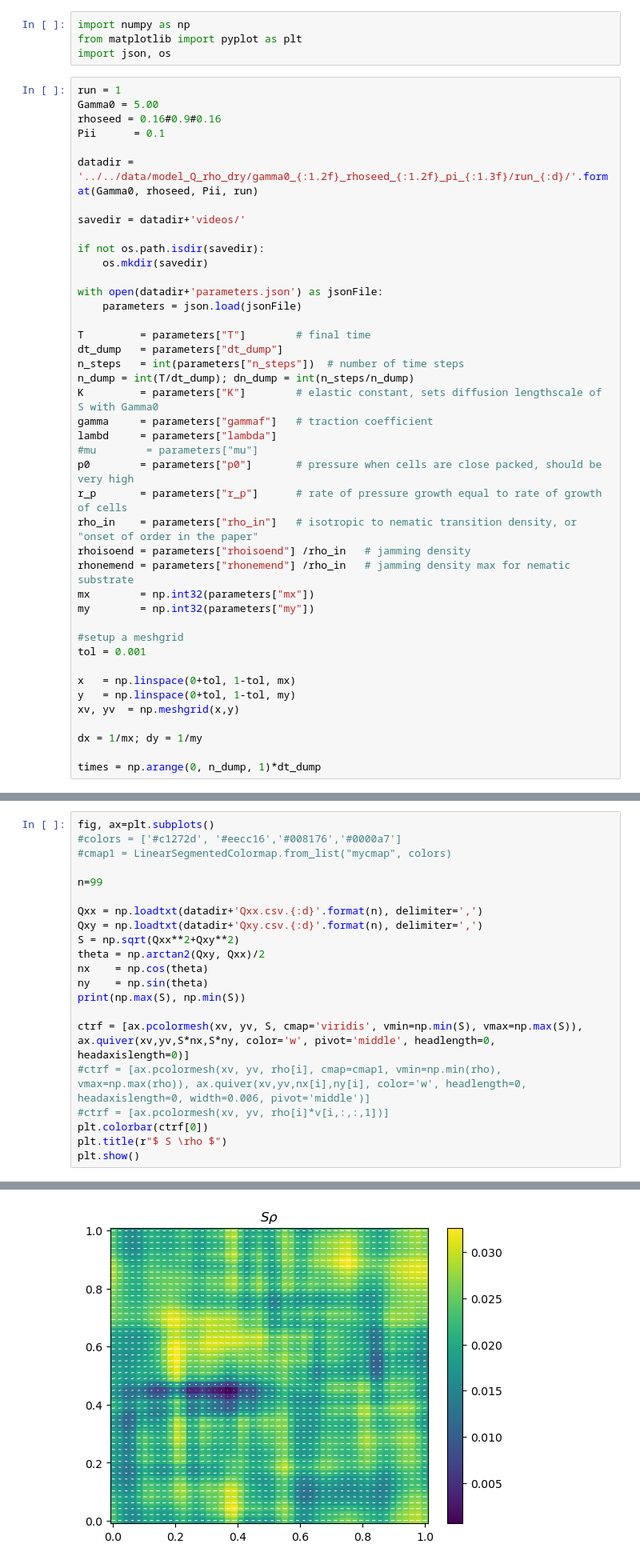
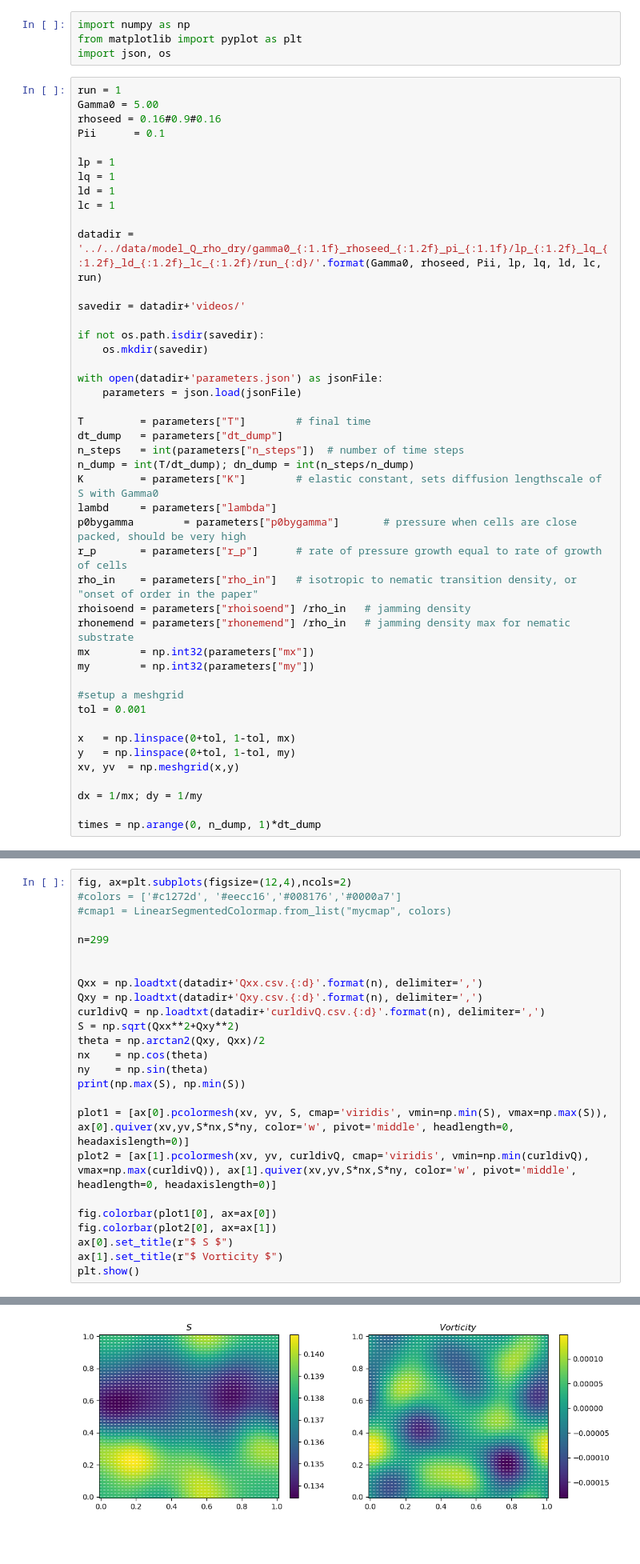
Before and after one commit to toshi-physics/myPSS, a Jupyter notebook: analysis/model_Q_rho_dry/display_model_Q_rho_dry.ipynb, the cells around one changed output, grey strips where cells are left out. Shown at 80% size. Saved outputs shown, nothing was run; the diff lists cells and outputs as text; blank space fills up the shorter version.

```diff
--- a/analysis/model_Q_rho_dry/display_model_Q_rho_dry.ipynb
+++ b/analysis/model_Q_rho_dry/display_model_Q_rho_dry.ipynb
@@ -8,7 +8,12 @@ Gamma0 = 5.00
 rhoseed = 0.16#0.9#0.16
 Pii      = 0.1
 
-datadir = '../../data/model_Q_rho_dry/gamma0_{:1.2f}_rhoseed_{:1.2f}_pi_{:1.3f}/run_{:d}/'.format(Gamma0, rhoseed, Pii, run)
+lp = 1
+lq = 1
+ld = 1
+lc = 1
+
+datadir = '../../data/model_Q_rho_dry/gamma0_{:1.1f}_rhoseed_{:1.2f}_pi_{:1.1f}/lp_{:1.2f}_lq_{:1.2f}_ld_{:1.2f}_lc_{:1.2f}/run_{:d}/'.format(Gamma0, rhoseed, Pii, lp, lq, ld, lc, run)
 
 savedir = datadir+'videos/'
 
@@ -23,10 +28,8 @@ dt_dump   = parameters["dt_dump"]
 n_steps   = int(parameters["n_steps"])  # number of time steps
 n_dump = int(T/dt_dump); dn_dump = int(n_steps/n_dump)
 K         = parameters["K"]        # elastic constant, sets diffusion lengthscale of S with Gamma0
-gamma     = parameters["gammaf"]   # traction coefficient
 lambd     = parameters["lambda"]
-#mu        = parameters["mu"]
-p0        = parameters["p0"]       # pressure when cells are close packed, should be very high
+p0bygamma        = parameters["p0bygamma"]       # pressure when cells are close packed, should be very high
 r_p       = parameters["r_p"]      # rate of pressure growth equal to rate of growth of cells
 rho_in    = parameters["rho_in"]   # isotropic to nematic transition density, or "onset of order in the paper"
 rhoisoend = parameters["rhoisoend"] /rho_in   # jamming density
@@ -93,22 +96,26 @@ ax[1].set_ylim(0,1);
 # %%
-fig, ax=plt.subplots()
+fig, ax=plt.subplots(figsize=(12,4),ncols=2)
 #colors = ['#c1272d', '#eecc16','#008176','#0000a7']
 #cmap1 = LinearSegmentedColormap.from_list("mycmap", colors)
 
-n=99
+n=299
+
 
 Qxx = np.loadtxt(datadir+'Qxx.csv.{:d}'.format(n), delimiter=',')
 Qxy = np.loadtxt(datadir+'Qxy.csv.{:d}'.format(n), delimiter=',')
+curldivQ = np.loadtxt(datadir+'curldivQ.csv.{:d}'.format(n), delimiter=',')
 S = np.sqrt(Qxx**2+Qxy**2)
 theta = np.arctan2(Qxy, Qxx)/2
 nx    = np.cos(theta)
 ny    = np.sin(theta)
 print(np.max(S), np.min(S))
 
-ctrf = [ax.pcolormesh(xv, yv, S, cmap='viridis', vmin=np.min(S), vmax=np.max(S)), ax.quiver(xv,yv,S*nx,S*ny, color='w', pivot='middle', headlength=0, headaxislength=0)]
-#ctrf = [ax.pcolormesh(xv, yv, rho[i], cmap=cmap1, vmin=np.min(rho), vmax=np.max(rho)), ax.quiver(xv,yv,nx[i],ny[i], color='w', headlength=0, headaxislength=0, width=0.006, pivot='middle')]
-#ctrf = [ax.pcolormesh(xv, yv, rho[i]*v[i,:,:,1])]
-plt.colorbar(ctrf[0])
-plt.title(r"$ S \rho $")
+plot1 = [ax[0].pcolormesh(xv, yv, S, cmap='viridis', vmin=np.min(S), vmax=np.max(S)), ax[0].quiver(xv,yv,S*nx,S*ny, color='w', pivot='middle', headlength=0, headaxislength=0)]
+plot2 = [ax[1].pcolormesh(xv, yv, curldivQ, cmap='viridis', vmin=np.min(curldivQ), vmax=np.max(curldivQ)), ax[1].quiver(xv,yv,S*nx,S*ny, color='w', pivot='middle', headlength=0, headaxislength=0)]
+
+fig.colorbar(plot1[0], ax=ax[0])
+fig.colorbar(plot2[0], ax=ax[1])
+ax[0].set_title(r"$ S $")
+ax[1].set_title(r"$ Vorticity $")
 plt.show()
 # %% [output]
@@ -116,4 +123,4 @@ plt.show()
-[figure, old version]
+[figure, new version]
 # %%
 fig, ax=plt.subplots()
 #colors = ['#c1272d', '#eecc16','#008176','#0000a7']
```
Also changed, not shown: parts of 3 cells of this notebook, 7 other files.
